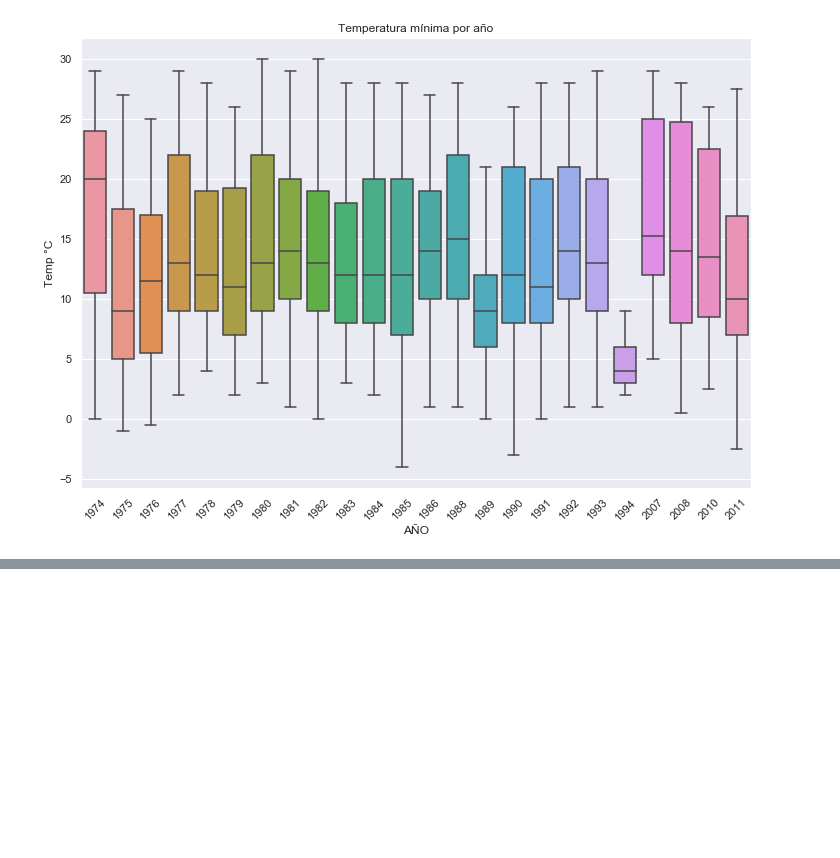
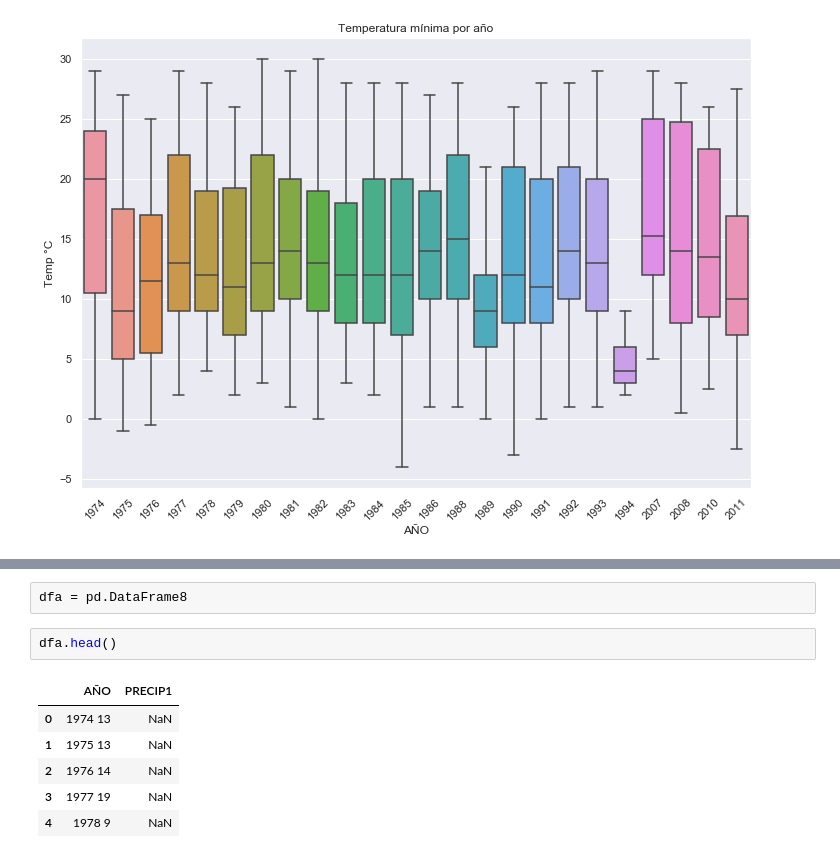
Before and after one commit to FidelNavarro/computacional, a Jupyter notebook: Actividad5/Actividad4.ipynb, the cells around one changed output, grey strips where cells are left out. Drawn from its saved outputs; the diff is of its cells as text; blank space fills up the shorter version.

```diff
--- a/Actividad5/Actividad4.ipynb
+++ b/Actividad5/Actividad4.ipynb
@@ -569,0 +967,11 @@ len([1 for i in j if i < 0])
+# %%
+dfa = pd.DataFrame8
+# %%
+dfa.head()
+# %% [output]
+|  | AÑO | PRECIP1 |
+| 0 | 1974 13 | NaN |
+| 1 | 1975 13 | NaN |
+| 2 | 1976 14 | NaN |
+| 3 | 1977 19 | NaN |
+| 4 | 1978 9 | NaN |
```
Also changed, not shown: parts of 16 cells of this notebook.
